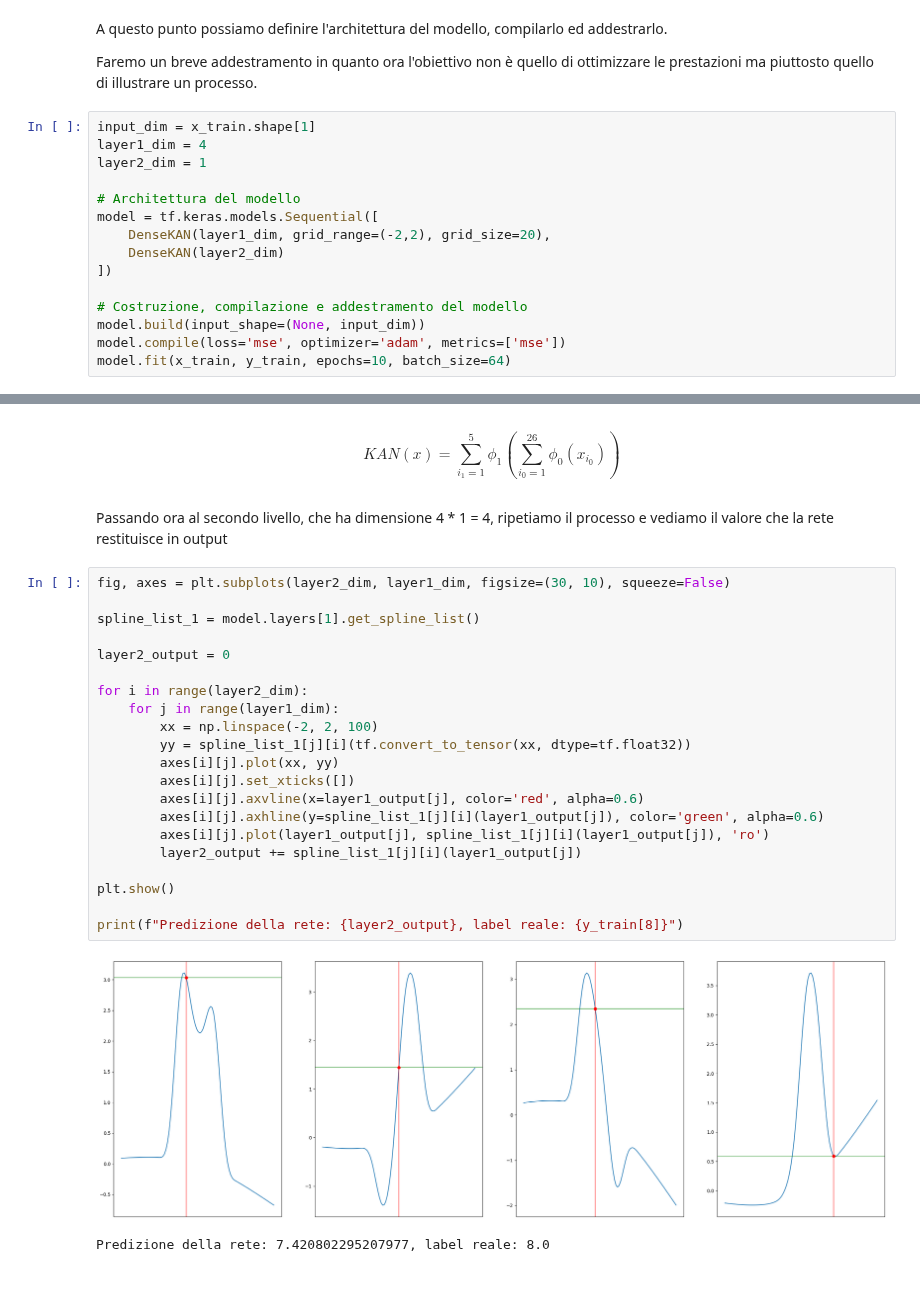
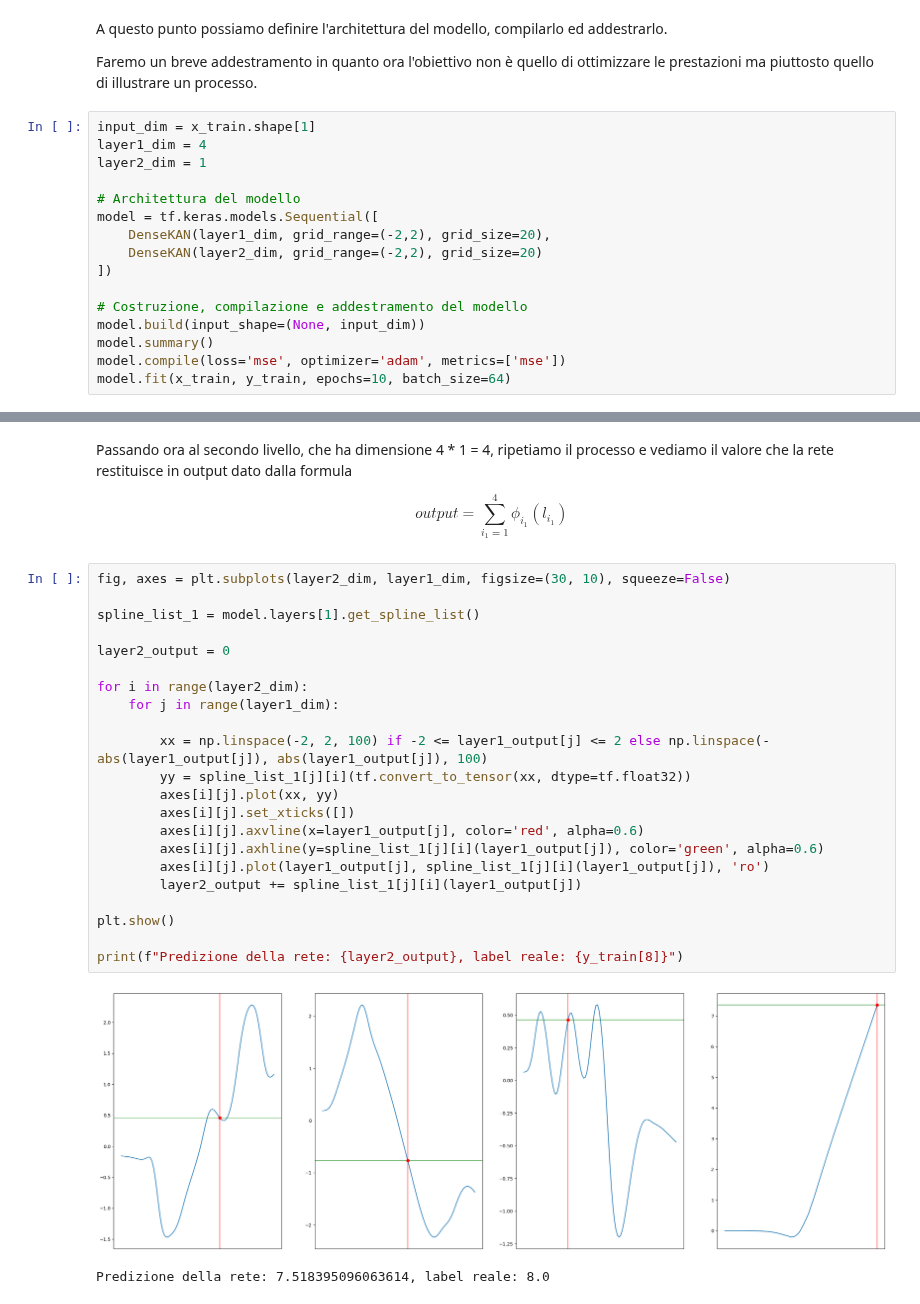
Before and after one commit to Church-17/YesWeKAN, a Jupyter notebook: visualize_spline.ipynb, the cells around one changed output, grey strips where cells are left out. Saved outputs shown, nothing was run; the diff lists cells and outputs as text.

```diff
--- a/visualize_spline.ipynb
+++ b/visualize_spline.ipynb
@@ -51,11 +70,12 @@ layer2_dim = 1
 # Architettura del modello
 model = tf.keras.models.Sequential([
     DenseKAN(layer1_dim, grid_range=(-2,2), grid_size=20),
-    DenseKAN(layer2_dim)
+    DenseKAN(layer2_dim, grid_range=(-2,2), grid_size=20)
 ])
 
 # Costruzione, compilazione e addestramento del modello
 model.build(input_shape=(None, input_dim))
+model.summary()
 model.compile(loss='mse', optimizer='adam', metrics=['mse'])
 model.fit(x_train, y_train, epochs=10, batch_size=64)
 # %% [output]
@@ -114,30 +153,29 @@ Output del primo livello: [-0.29581286  0.00506577 -0.12152059  0.8584555 ]
-# %% [markdown]
-$$
-KAN(x) = \sum_{i_{1}=1}^{5}{\phi_{1}(\sum_{i_{0}=1}^{26}{\phi_{0}(x_{i_0})})}
-$$
 # %% [markdown]
-Passando ora al secondo livello, che ha dimensione 4 * 1 = 4, ripetiamo il processo e vediamo il valore che la rete restituisce in output
+Passando ora al secondo livello, che ha dimensione 4 * 1 = 4, ripetiamo il processo e vediamo il valore che la rete restituisce in output dato dalla formula
+
+$$output = \sum_{i_{1}=1}^{4}{\phi_{i_1}(l_{i_1})}$$
 # %%
 fig, axes = plt.subplots(layer2_dim, layer1_dim, figsize=(30, 10), squeeze=False)
 
 spline_list_1 = model.layers[1].get_spline_list()
 
 layer2_output = 0
 
 for i in range(layer2_dim):
     for j in range(layer1_dim):
-        xx = np.linspace(-2, 2, 100)
+
+        xx = np.linspace(-2, 2, 100) if -2 <= layer1_output[j] <= 2 else np.linspace(-abs(layer1_output[j]), abs(layer1_output[j]), 100)
         yy = spline_list_1[j][i](tf.convert_to_tensor(xx, dtype=tf.float32))
         axes[i][j].plot(xx, yy)
         axes[i][j].set_xticks([])
         axes[i][j].axvline(x=layer1_output[j], color='red', alpha=0.6)
         axes[i][j].axhline(y=spline_list_1[j][i](layer1_output[j]), color='green', alpha=0.6)
         axes[i][j].plot(layer1_output[j], spline_list_1[j][i](layer1_output[j]), 'ro')
         layer2_output += spline_list_1[j][i](layer1_output[j])
 
 plt.show()
 
 print(f"Predizione della rete: {layer2_output}, label reale: {y_train[8]}")
 # %% [output]
-[figure, old version]
+[figure, new version]
-Predizione della rete: 7.420802295207977, label reale: 8.0
+Predizione della rete: 7.518395096063614, label reale: 8.0
```
Also changed, not shown: parts of 7 cells of this notebook.
